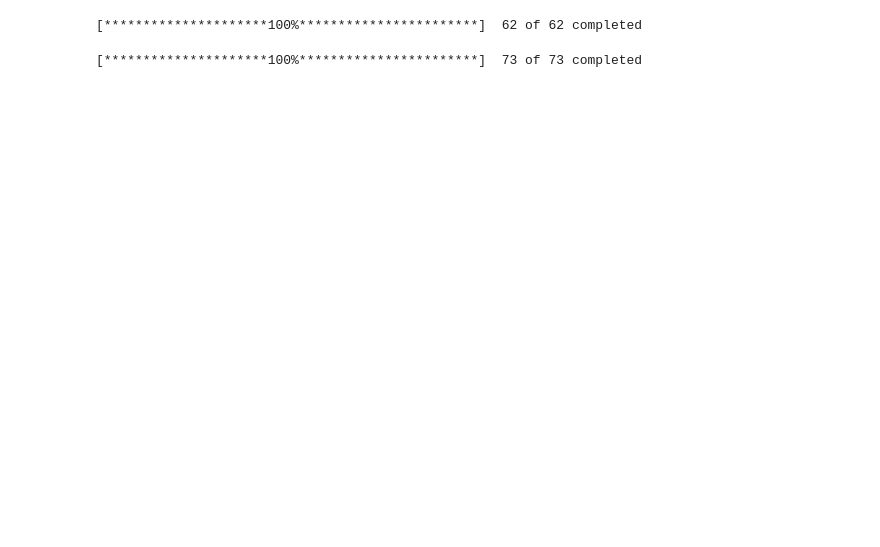
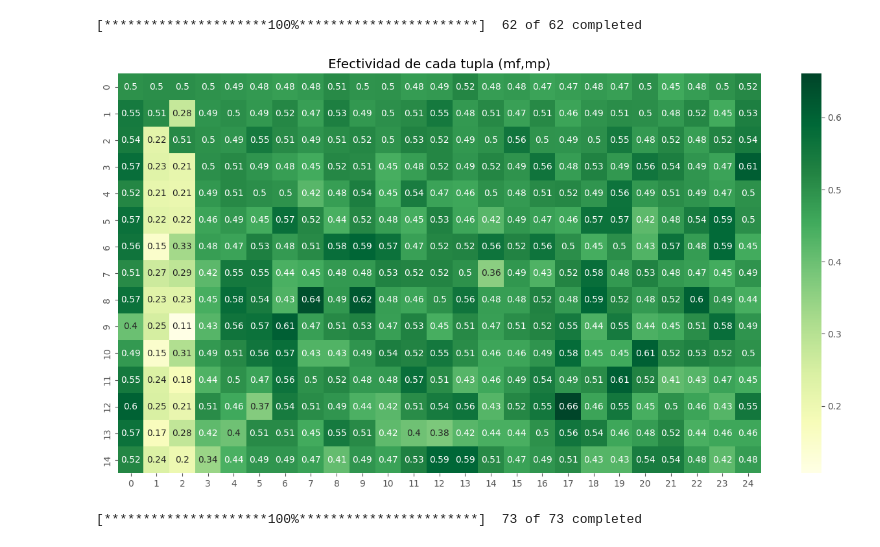
Before and after one commit to SalomoneCro/DMD-Implementation, a Jupyter notebook: DefinitivoAlgoritmo_DMD.ipynb, the cells around one changed output. Drawn from its saved outputs; the diff is of its cells as text; code cells hidden in the pictures; blank space fills up the shorter version.

```diff
--- a/DefinitivoAlgoritmo_DMD.ipynb
+++ b/DefinitivoAlgoritmo_DMD.ipynb
@@ -247,6 +251,10 @@ for i in range(x):
             print(f'Nan en {(i,j)}')
 # %% [output]
 [*********************100%***********************]  62 of 62 completed
+# %%
+HotSpots(15,25, health_care)
+# %% [output]
+[figure, added]
 # %%
 f = open('info_tech.csv', 'r')
 reader = csv.reader(f)
```
Also changed, not shown: parts of 14 cells of this notebook.
